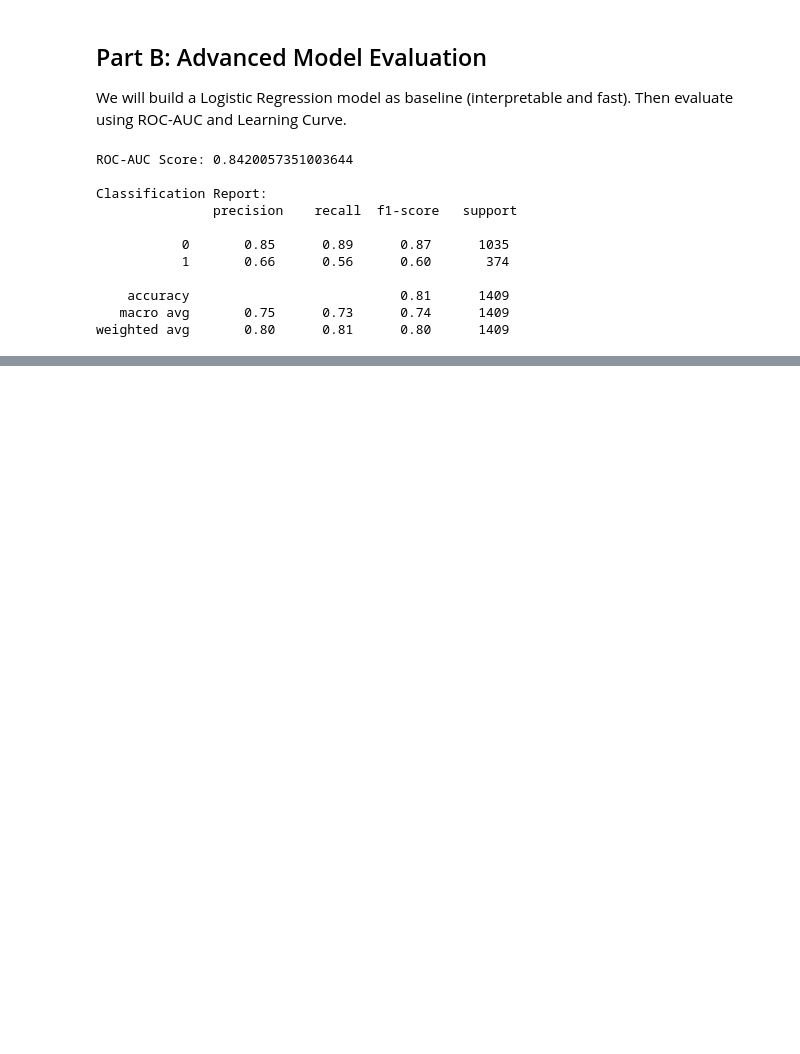
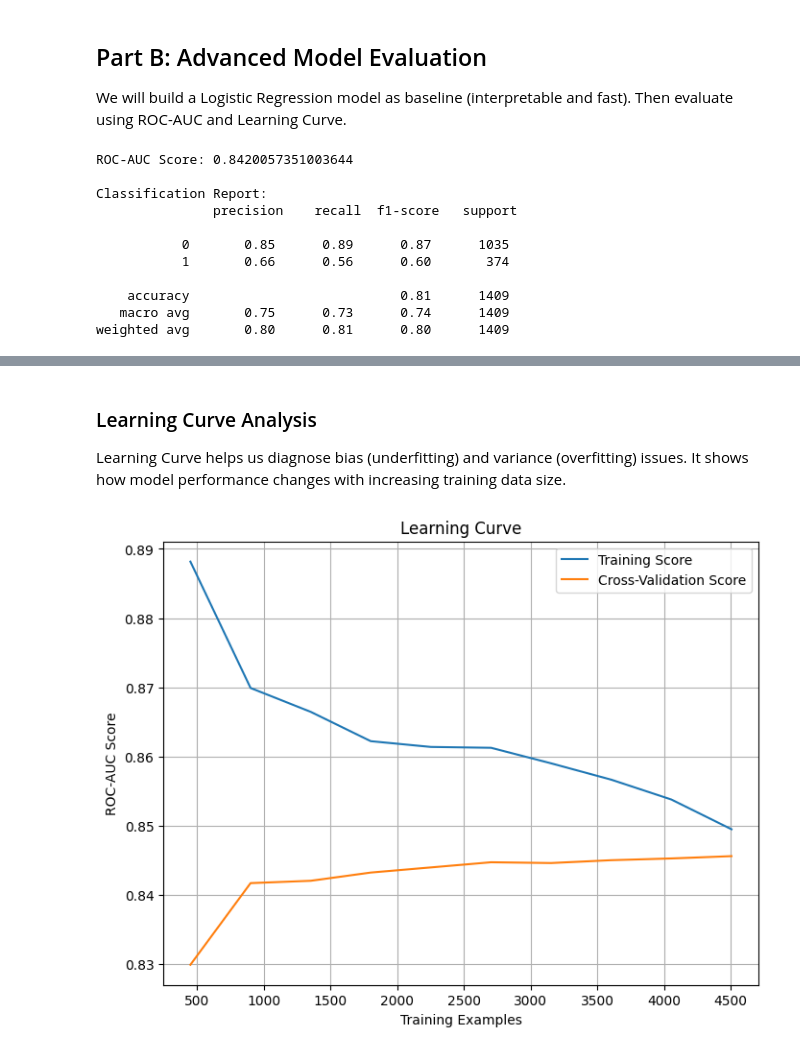
Before and after one commit to Sarim-web/PKCERT_aiml_internship, a Jupyter notebook: PKCERT_internship_task13/notebook/Task13_Advanced_Model_Evaluation.ipynb, the cells around one changed output, grey strips where cells are left out. Saved outputs shown, nothing was run; the diff lists cells and outputs as text; code cells hidden in the pictures; blank space fills up the shorter version.

```diff
--- a/PKCERT_internship_task13/notebook/Task13_Advanced_Model_Evaluation.ipynb
+++ b/PKCERT_internship_task13/notebook/Task13_Advanced_Model_Evaluation.ipynb
@@ -195,0 +216,25 @@ weighted avg       0.80      0.81      0.80      1409
+# %% [markdown]
+### Learning Curve Analysis
+
+Learning Curve helps us diagnose bias (underfitting) and variance (overfitting) issues.
+It shows how model performance changes with increasing training data size.
+# %%
+train_sizes, train_scores, test_scores = learning_curve(
+    model, X_train_processed, y_train,
+    cv=5, n_jobs=-1, train_sizes=np.linspace(0.1, 1.0, 10), scoring='roc_auc'
+)
+
+train_mean = np.mean(train_scores, axis=1)
+test_mean = np.mean(test_scores, axis=1)
+
+plt.figure(figsize=(8, 6))
+plt.plot(train_sizes, train_mean, label='Training Score')
+plt.plot(train_sizes, test_mean, label='Cross-Validation Score')
+plt.xlabel('Training Examples')
+plt.ylabel('ROC-AUC Score')
+plt.title('Learning Curve')
+plt.legend()
+plt.grid(True)
+plt.show()
+# %% [output]
+[figure, added]
```
Also changed, not shown: parts of 11 cells of this notebook, 1 other file.
